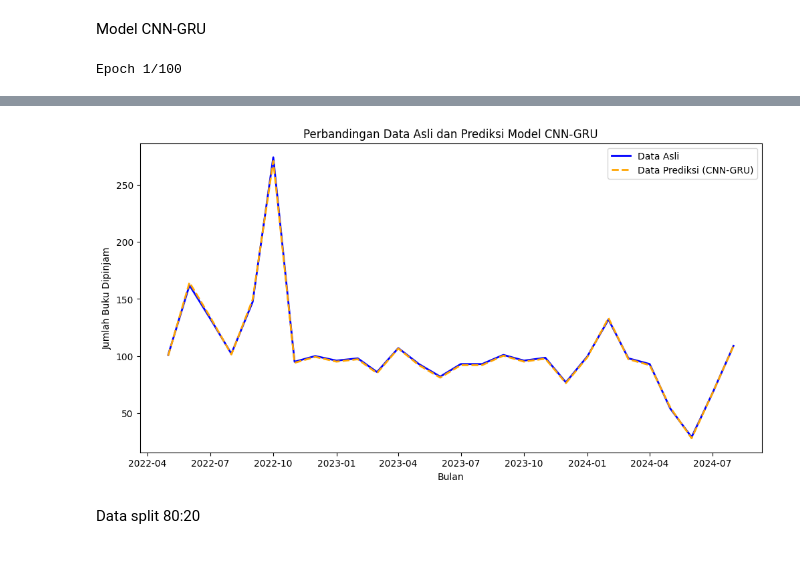
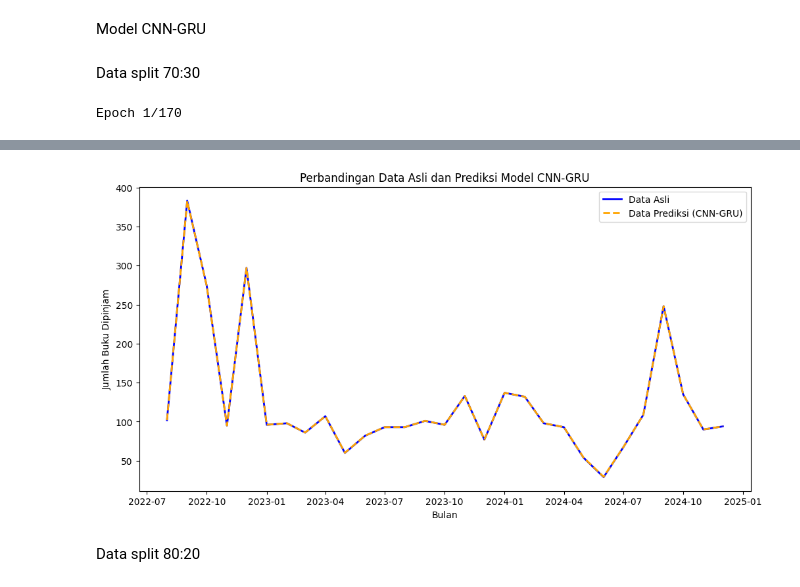
Before and after one commit to andikaryan/forecasting, a Jupyter notebook: CNN-GRU With Outlier Handling.ipynb, the cells around one changed output, grey strips where cells are left out. Saved outputs shown, nothing was run; the diff lists cells and outputs as text; code cells hidden in the pictures; blank space fills up the shorter version.

Commit message:
refactor : add mape & add check outlier after outlier handling

```diff
--- a/CNN-GRU With Outlier Handling.ipynb
+++ b/CNN-GRU With Outlier Handling.ipynb
@@ -225,7 +237,7 @@ Name: 2, dtype: float64
 Outlier handling rolling window median
 # %%
 # Menghitung Moving Average atau Median
-window_size = 8
+window_size = 3
 # Menghitung Rolling Median
 buku_000['rolling_median'] = buku_000['Jumlah_buku_dipinjam'].rolling(window=window_size, center=True).median()
 
@@ -233,7 +245,7 @@ buku_000['rolling_median'] = buku_000['Jumlah_buku_dipinjam'].rolling(window=win
 buku_000['rolling_std'] = buku_000['Jumlah_buku_dipinjam'].rolling(window=window_size, center=True).std()
 
 # Batas atas dan bawah untuk deteksi outlier
-tolerance = 1.5 # multiplier untuk standar deviasi
+tolerance = 2 # multiplier untuk standar deviasi
 upper_bound = buku_000['rolling_median'] + tolerance * buku_000['rolling_std']
 lower_bound = buku_000['rolling_median'] - tolerance * buku_000['rolling_std']
 
@@ -243,8 +255,23 @@ outliers = (buku_000['Jumlah_buku_dipinjam'] > upper_bound) | (buku_000['Jumlah_
 # Ganti outlier dengan rolling median
 buku_000.loc[outliers, 'Jumlah_buku_dipinjam'] = buku_000.loc[outliers, 'rolling_median']
 
+# Cek apakah masih ada outlier setelah penggantian
+buku_000['rolling_median'] = buku_000['Jumlah_buku_dipinjam'].rolling(window=window_size, center=True).median()
+buku_000['rolling_std'] = buku_000['Jumlah_buku_dipinjam'].rolling(window=window_size, center=True).std()
+
+# Menghitung ulang batas atas dan bawah
+upper_bound = buku_000['rolling_median'] + tolerance * buku_000['rolling_std']
+lower_bound = buku_000['rolling_median'] - tolerance * buku_000['rolling_std']
+
+# Deteksi ulang outlier
+remaining_outliers = (buku_000['Jumlah_buku_dipinjam'] > upper_bound) | (buku_000['Jumlah_buku_dipinjam'] < lower_bound)
+
+# Menampilkan jumlah outlier yang tersisa
+print("Jumlah data yang masih outlier setelah handling:", remaining_outliers.sum())
+
 # Drop kolom rolling mean dan rolling std (opsional)
 buku_000.drop(columns=['rolling_median', 'rolling_std'], inplace=True)
 
+# Menampilkan hasil
 buku_000
 # %% [output]
@@ -392,5 +410,7 @@ Testing combination: {'activation': 'relu', 'batch_size': 16, 'epochs': 50, 'fil
 # %% [markdown]
 Model CNN-GRU
+# %% [markdown]
+Data split 70:30
 # %%
 # Memisahkan fitur dan target
 X = buku_000[['Jumlah_buku_dipinjam']]  # Changed here
@@ -417,7 +437,7 @@ input_shape = (X_train.shape[1], X_train.shape[2])
 model_cnn_gru = Sequential()
 
 # Lapisan CNN untuk ekstraksi fitur
-model_cnn_gru.add(Conv1D(filters=32, kernel_size=1, activation='relu', input_shape=input_shape))
+model_cnn_gru.add(Conv1D(filters=128, kernel_size=1, activation='relu', input_shape=input_shape))
 model_cnn_gru.add(MaxPooling1D(pool_size=1))
 model_cnn_gru.add(Flatten())
 
@@ -425,7 +445,7 @@ model_cnn_gru.add(Flatten())
 model_cnn_gru.add(Reshape((1, -1)))
 
 # Lapisan GRU setelah CNN
-model_cnn_gru.add(GRU(100, activation='relu'))
+model_cnn_gru.add(GRU(10, activation='relu'))
 
 # Lapisan output
 model_cnn_gru.add(Dense(1))
@@ -434,7 +454,7 @@ model_cnn_gru.add(Dense(1))
 model_cnn_gru.compile(optimizer='adam', loss='mean_squared_error')
 
 # Latih model
-model_cnn_gru.fit(X_train, y_train_scaled, epochs=100, batch_size=16)
+model_cnn_gru.fit(X_train, y_train_scaled, epochs=170, batch_size=32)
 
 # Prediksi pada data uji
 y_pred_cnn_gru = model_cnn_gru.predict(X_test)
@@ -445,8 +465,10 @@ y_test_scaled_inverse = scaler.inverse_transform(y_test_scaled)
 # Evaluasi model
 mse = mean_squared_error(y_test_scaled_inverse, y_pred_cnn_gru_inverse)
 rmse = np.sqrt(mse)
+mape = mean_absolute_percentage_error(y_test_scaled_inverse, y_pred_cnn_gru_inverse) * 100
 
 print(f"RMSE: {rmse}")
+print(f"MAPE: {mape:.2f}%")
 
 # Visualisasi hasil prediksi dari model CNN-GRU
 bulan = buku_000.iloc[-len(y_test):]['Bulan'].values  # Ambil data bulan dari data uji
@@ -459,4 +481,4 @@ plt.title('Perbandingan Data Asli dan Prediksi Model CNN-GRU')
 plt.legend()
 plt.show()
 # %% [output]
-Epoch 1/100
+Epoch 1/170
@@ -480,4 +502,4 @@ RMSE: 1.1884362315321684
-[figure, old version]
+[figure, new version]
 # %% [markdown]
 Data split 80:20
 # %%
```
Also changed, not shown: parts of 13 cells of this notebook.
